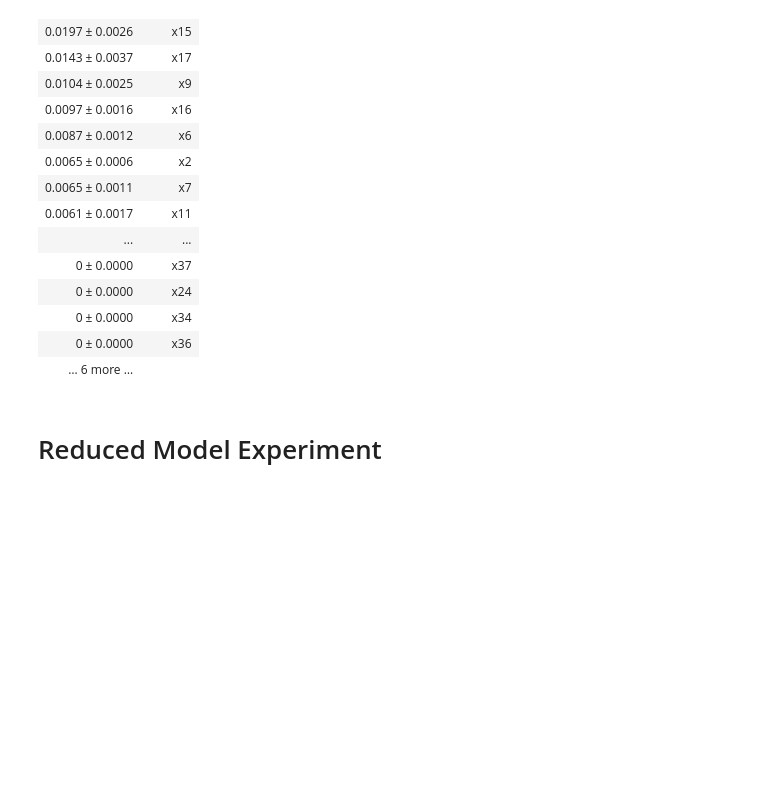
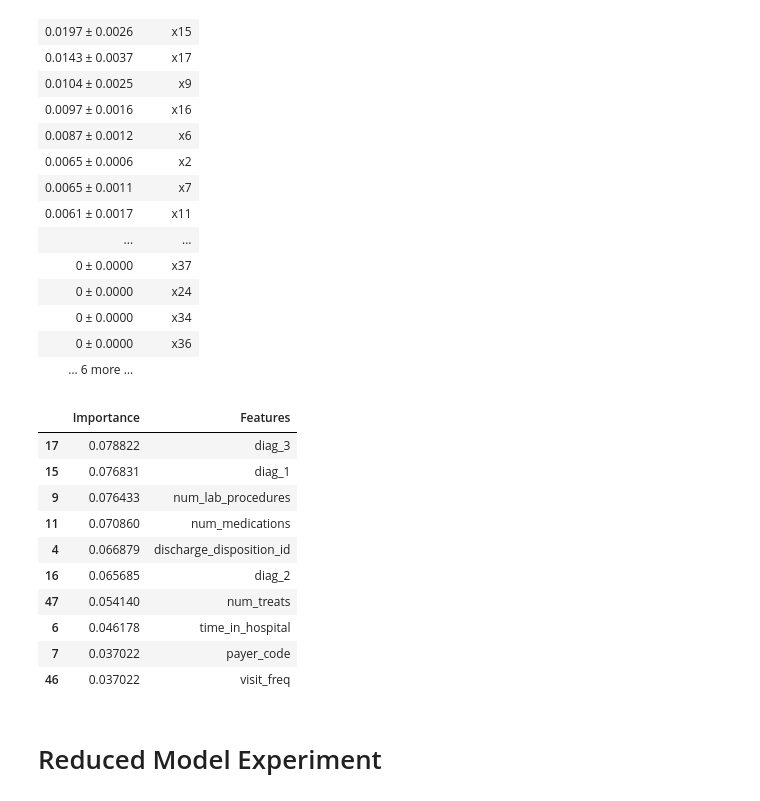
Before and after one commit to wowChelios/DS_TermProject, a Jupyter notebook: Modeling.ipynb, the cells around one changed output. Drawn from its saved outputs; the diff is of its cells as text; code cells hidden in the pictures; blank space fills up the shorter version.

```diff
--- a/Modeling.ipynb
+++ b/Modeling.ipynb
@@ -340,7 +349,8 @@ xgb = XGBClassifier(silent = 1, eta = 0.05,max_features = "sqrt")
 c_b = [0.3, 0.4]
 m_d = [3,4,5]
 n_e = [50,80,100]
-params = {"max_depth": m_d, "n_estimators": n_e, "colsample_bytree": c_b}
+lb = np.linspace(1,5,2)
+params = {"max_depth": m_d, "n_estimators": n_e, "colsample_bytree": c_b, "lambda": lb, "alpha": ap}
 xgb_cv = GridSearchCV(xgb, params, cv = 5, n_jobs = -1)
 xgb_cv.fit(X_train_resped, Y_train_resped)
 print(xgb_cv.best_params_)
@@ -389,6 +412,20 @@ xgb_feature_list = [14,4,15,17,9,16,6,2,7,11,21,8,45,5,13,18,12,10,3,38,44,20,1,
 xgb_perm_fi = list(np.array(X_train.columns)[xgb_feature_list])
 # %%
 xgb_fi = list(fi_df(xgb_cv)["Features"])
+# %%
+fi_df(xgb_cv)
+# %% [output]
+|  | Importance | Features |
+| 17 | 0.078822 | diag_3 |
+| 15 | 0.076831 | diag_1 |
+| 9 | 0.076433 | num_lab_procedures |
+| 11 | 0.070860 | num_medications |
+| 4 | 0.066879 | discharge_disposition_id |
+| 16 | 0.065685 | diag_2 |
+| 47 | 0.054140 | num_treats |
+| 6 | 0.046178 | time_in_hospital |
+| 7 | 0.037022 | payer_code |
+| 46 | 0.037022 | visit_freq |
 # %% [markdown]
 # Reduced Model Experiment
 # %%
```
Also changed, not shown: parts of 14 cells of this notebook.
